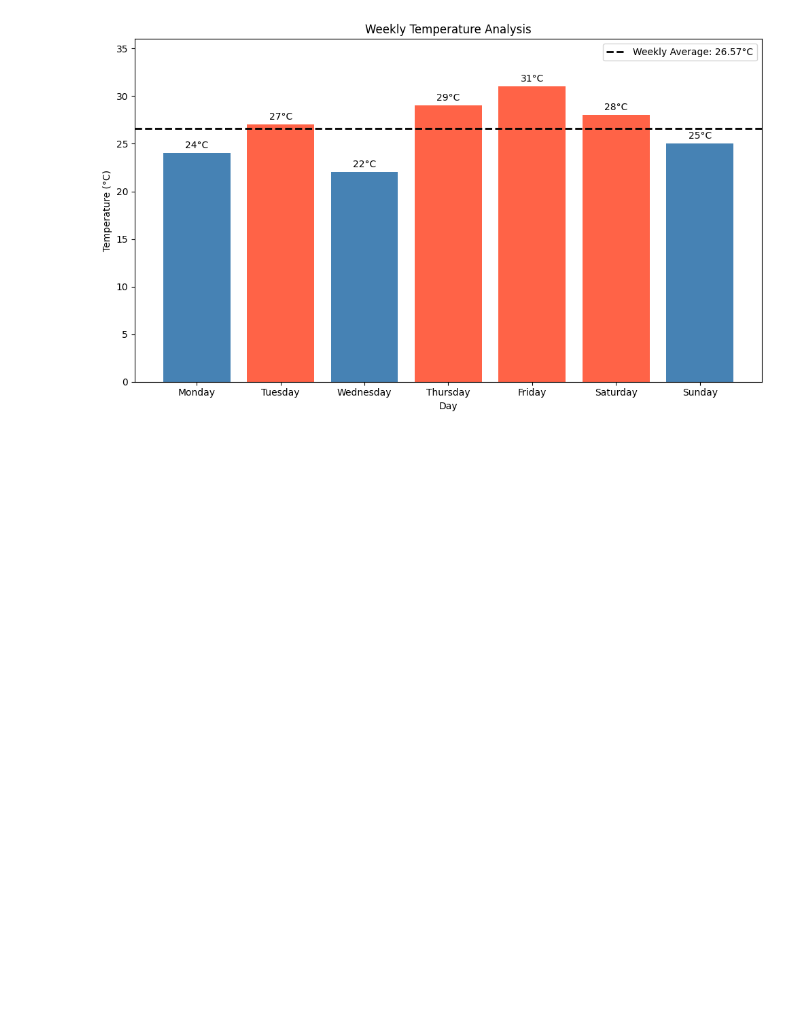
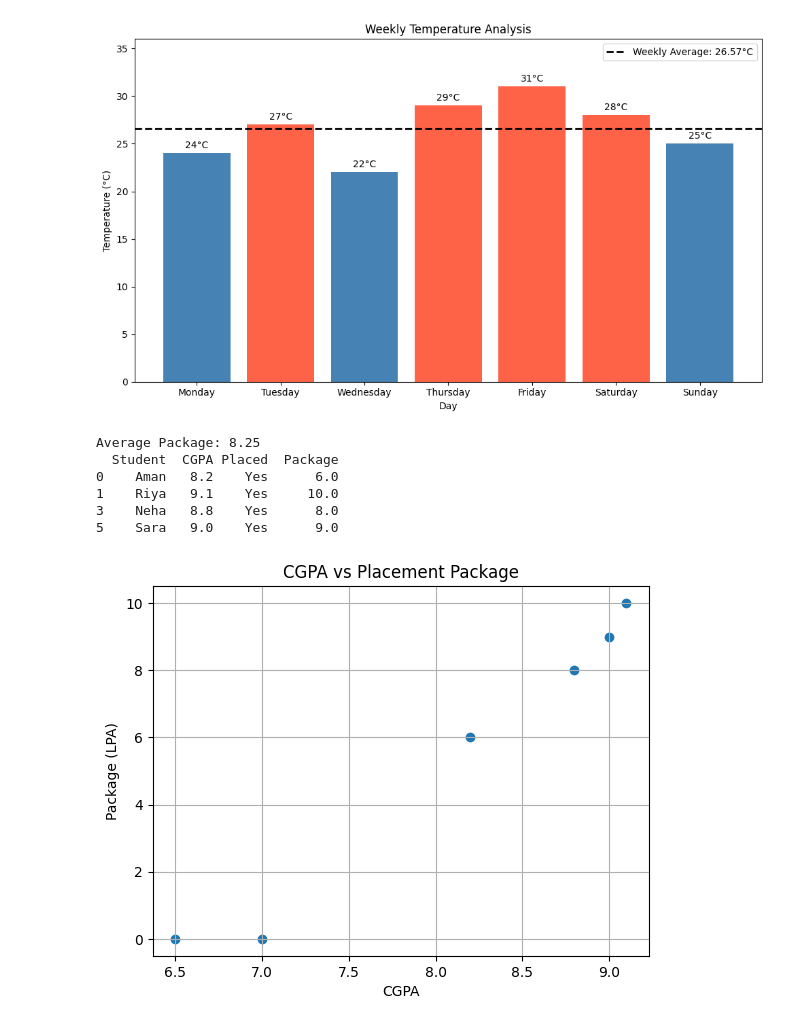
Before and after one commit to dewx21/PYTHON, a Jupyter notebook: l&t/cloud_notebooks/session5/session5_projects.ipynb, the cells around one changed output. Cells and saved outputs as stored; diff of their text form; code cells hidden in the pictures; blank space fills up the shorter version.

```diff
--- a/l&t/cloud_notebooks/session5/session5_projects.ipynb
+++ b/l&t/cloud_notebooks/session5/session5_projects.ipynb
@@ -477,3 +477,33 @@ Days hotter than the weekly average:
 | 4 | Friday | 31 |
 | 5 | Saturday | 28 |
 [figure]
+# %%
+data = {
+    "Student": ["Aman", "Riya", "Karan", "Neha", "Raj", "Sara"],
+    "CGPA": [8.2, 9.1, 7.0, 8.8, 6.5, 9.0],
+    "Placed": ["Yes", "Yes", "No", "Yes", "No", "Yes"],
+    "Package": [6.0, 10.0, 0.0, 8.0, 0.0, 9.0],
+}
+
+df = pd.DataFrame(data)
+
+placed = df[df["Placed"] == "Yes"]
+average_package = placed["Package"].mean()
+
+print("Average Package:", average_package)
+print(placed)
+
+plt.scatter(df["CGPA"], df["Package"])
+plt.xlabel("CGPA")
+plt.ylabel("Package (LPA)")
+plt.title("CGPA vs Placement Package")
+plt.grid(True)
+plt.show()
+# %% [output]
+Average Package: 8.25
+  Student  CGPA Placed  Package
+0    Aman   8.2    Yes      6.0
+1    Riya   9.1    Yes     10.0
+3    Neha   8.8    Yes      8.0
+5    Sara   9.0    Yes      9.0
+[figure, added]
```
